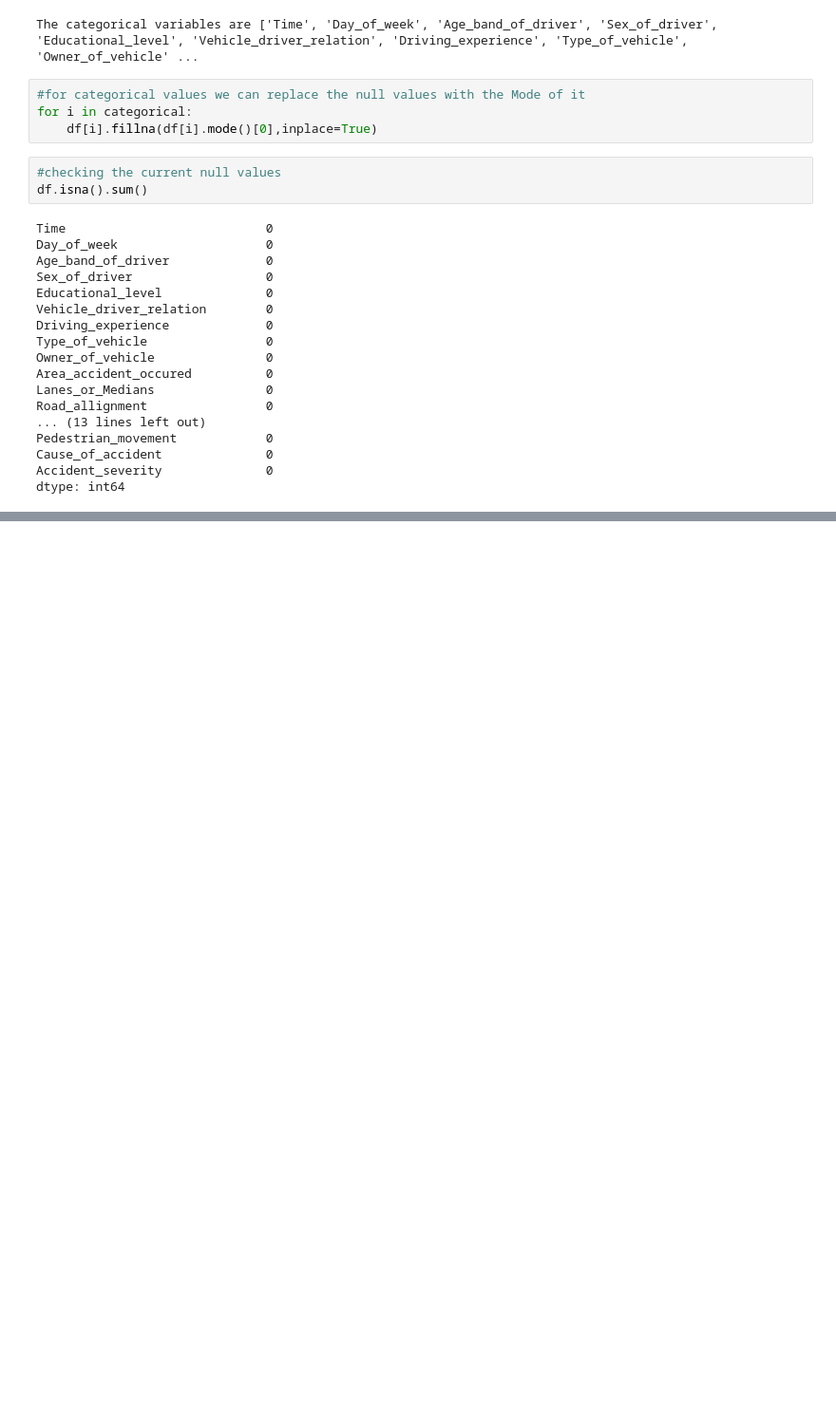
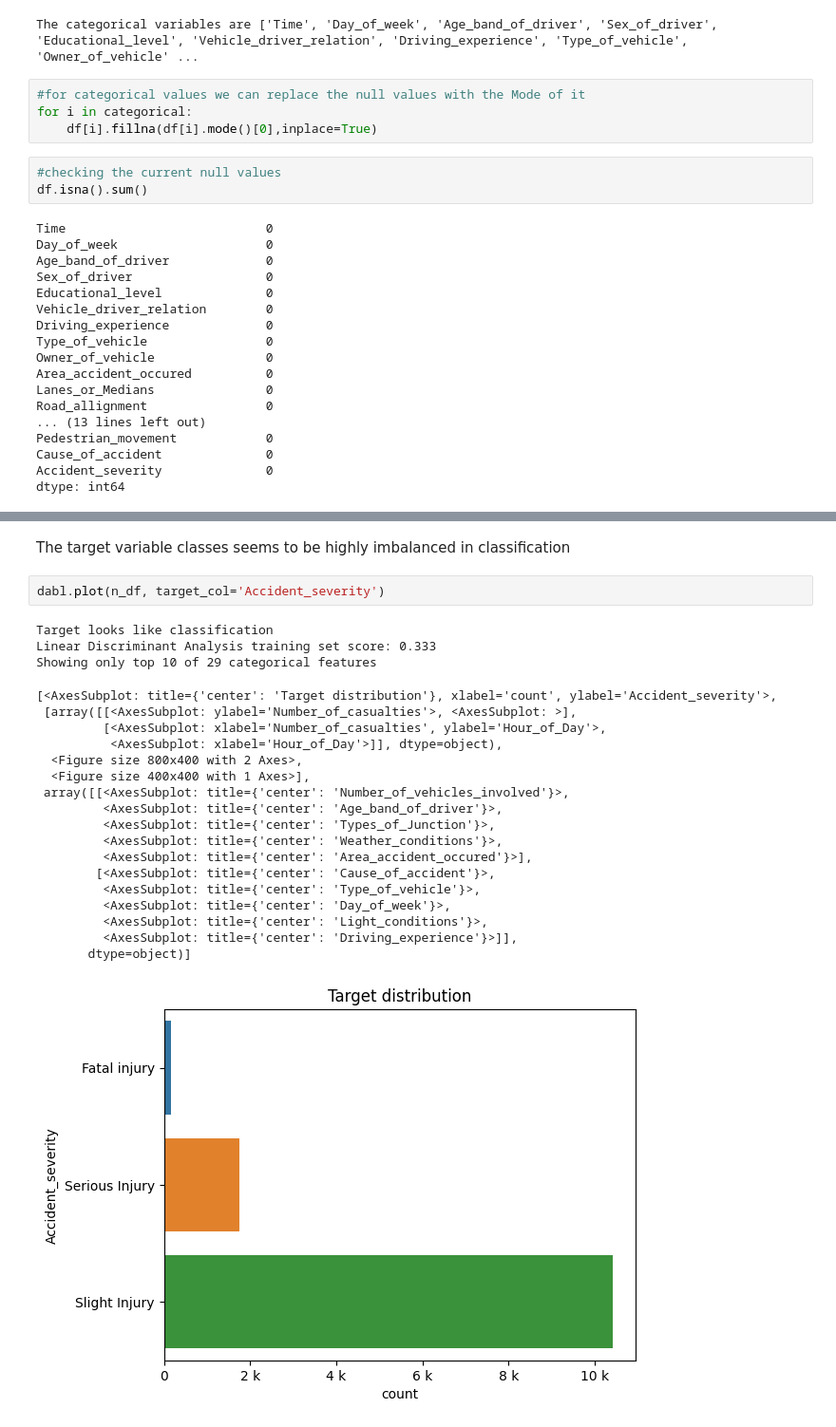
Before and after one commit to dinu-js/RTA-accident-severity-prediction, a Jupyter notebook: main.ipynb, the cells around one changed output, grey strips where cells are left out. Shown at 95% size. Drawn from its saved outputs; the diff is of its cells as text; blank space fills up the shorter version.

```diff
--- a/main.ipynb
+++ b/main.ipynb
@@ -136,0 +175,26 @@ dtype: int64
+# %% [markdown]
+The target variable classes seems to be highly imbalanced in classification
+# %%
+dabl.plot(n_df, target_col='Accident_severity')
+# %% [output]
+Target looks like classification
+Linear Discriminant Analysis training set score: 0.333
+Showing only top 10 of 29 categorical features
+[<AxesSubplot: title={'center': 'Target distribution'}, xlabel='count', ylabel='Accident_severity'>,
+ [array([[<AxesSubplot: ylabel='Number_of_casualties'>, <AxesSubplot: >],
+         [<AxesSubplot: xlabel='Number_of_casualties', ylabel='Hour_of_Day'>,
+          <AxesSubplot: xlabel='Hour_of_Day'>]], dtype=object),
+  <Figure size 800x400 with 2 Axes>,
+  <Figure size 400x400 with 1 Axes>],
+ array([[<AxesSubplot: title={'center': 'Number_of_vehicles_involved'}>,
+         <AxesSubplot: title={'center': 'Age_band_of_driver'}>,
+         <AxesSubplot: title={'center': 'Types_of_Junction'}>,
+         <AxesSubplot: title={'center': 'Weather_conditions'}>,
+         <AxesSubplot: title={'center': 'Area_accident_occured'}>],
+        [<AxesSubplot: title={'center': 'Cause_of_accident'}>,
+         <AxesSubplot: title={'center': 'Type_of_vehicle'}>,
+         <AxesSubplot: title={'center': 'Day_of_week'}>,
+         <AxesSubplot: title={'center': 'Light_conditions'}>,
+         <AxesSubplot: title={'center': 'Driving_experience'}>]],
+       dtype=object)]
+[figure, added]
```
Also changed, not shown: parts of 6 cells of this notebook.
